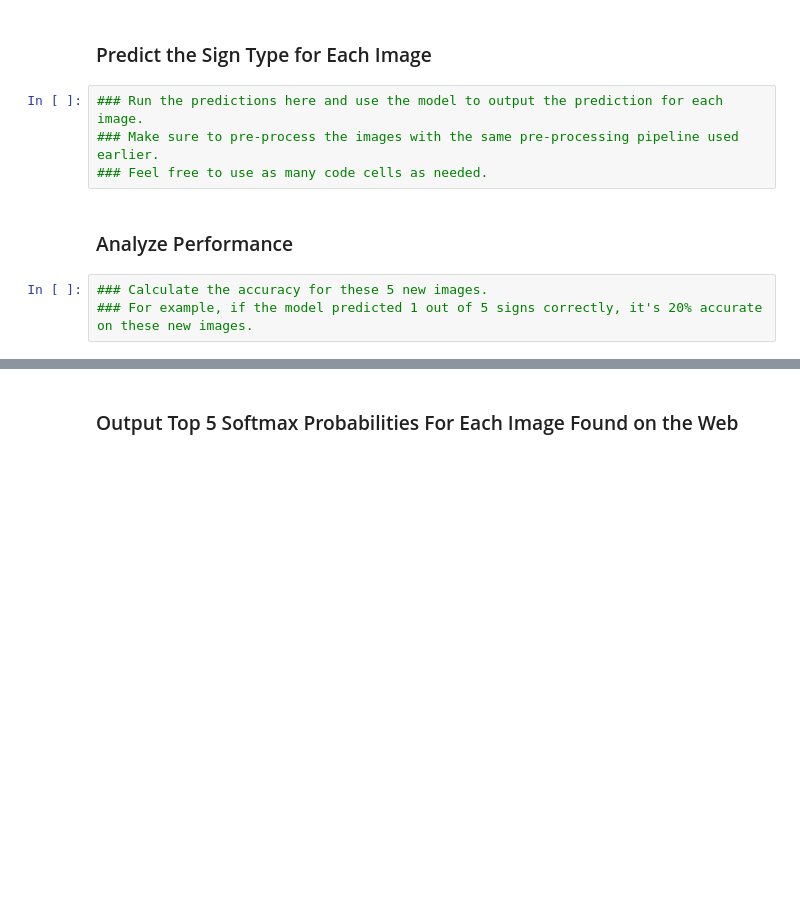
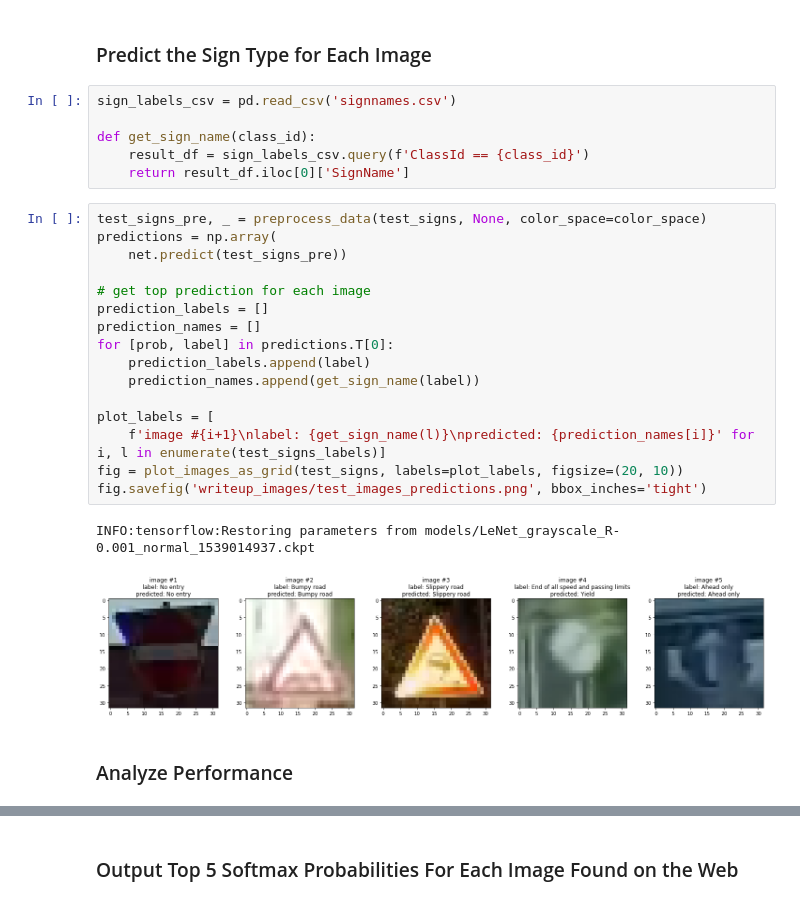
Before and after one commit to Pyrax/CarND-Traffic-Sign-Classifier-Project, a Jupyter notebook: Traffic_Sign_Classifier.ipynb, the cells around one changed output, grey strips where cells are left out. Cells and saved outputs as stored; diff of their text form; blank space fills up the shorter version.

```diff
--- a/Traffic_Sign_Classifier.ipynb
+++ b/Traffic_Sign_Classifier.ipynb
@@ -648,11 +678,29 @@ You may find `signnames.csv` useful as it contains mappings from the class id (i
 # %% [markdown]
 ### Predict the Sign Type for Each Image
-# %%
-### Run the predictions here and use the model to output the prediction for each image.
-### Make sure to pre-process the images with the same pre-processing pipeline used earlier.
-### Feel free to use as many code cells as needed.
+# %%
+sign_labels_csv = pd.read_csv('signnames.csv')
+
+def get_sign_name(class_id):
+    result_df = sign_labels_csv.query(f'ClassId == {class_id}')
+    return result_df.iloc[0]['SignName']
+# %%
+test_signs_pre, _ = preprocess_data(test_signs, None, color_space=color_space)
+predictions = np.array(
+    net.predict(test_signs_pre))
+
+# get top prediction for each image
+prediction_labels = []
+prediction_names = []
+for [prob, label] in predictions.T[0]:
+    prediction_labels.append(label)
+    prediction_names.append(get_sign_name(label))
+
+plot_labels = [
+    f'image #{i+1}\nlabel: {get_sign_name(l)}\npredicted: {prediction_names[i]}' for i, l in enumerate(test_signs_labels)]
+fig = plot_images_as_grid(test_signs, labels=plot_labels, figsize=(20, 10))
+fig.savefig('writeup_images/test_images_predictions.png', bbox_inches='tight')
+# %% [output]
+INFO:tensorflow:Restoring parameters from models/LeNet_grayscale_R-0.001_normal_1539014937.ckpt
+[figure, added]
 # %% [markdown]
 ### Analyze Performance
-# %%
-### Calculate the accuracy for these 5 new images.
-### For example, if the model predicted 1 out of 5 signs correctly, it's 20% accurate on these new images.
```
Also changed, not shown: parts of 9 cells of this notebook, 9 other files.
